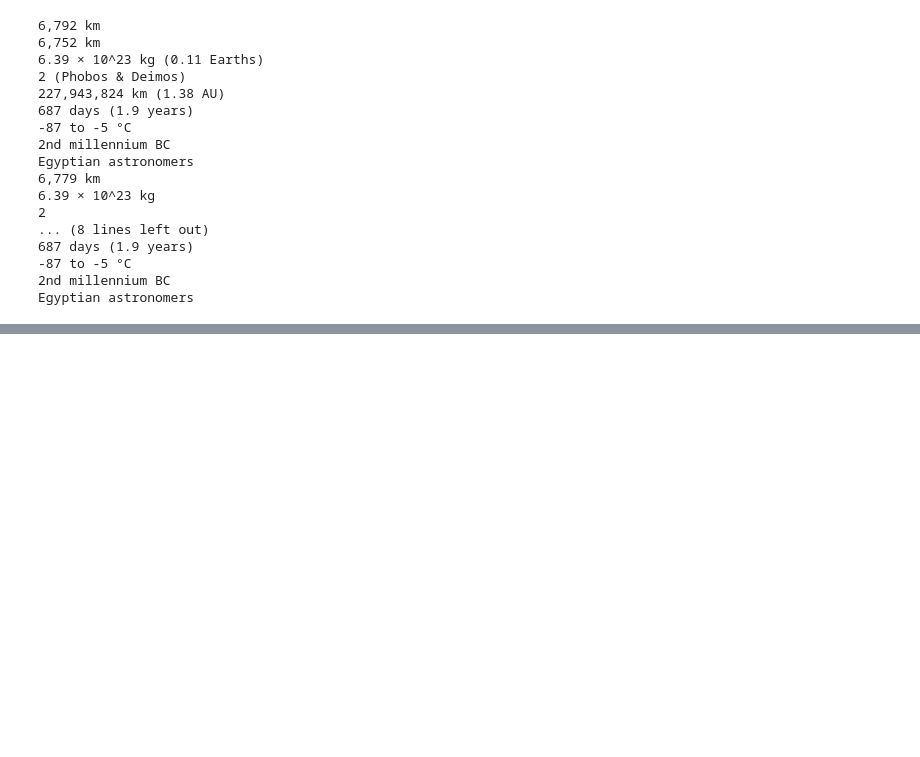
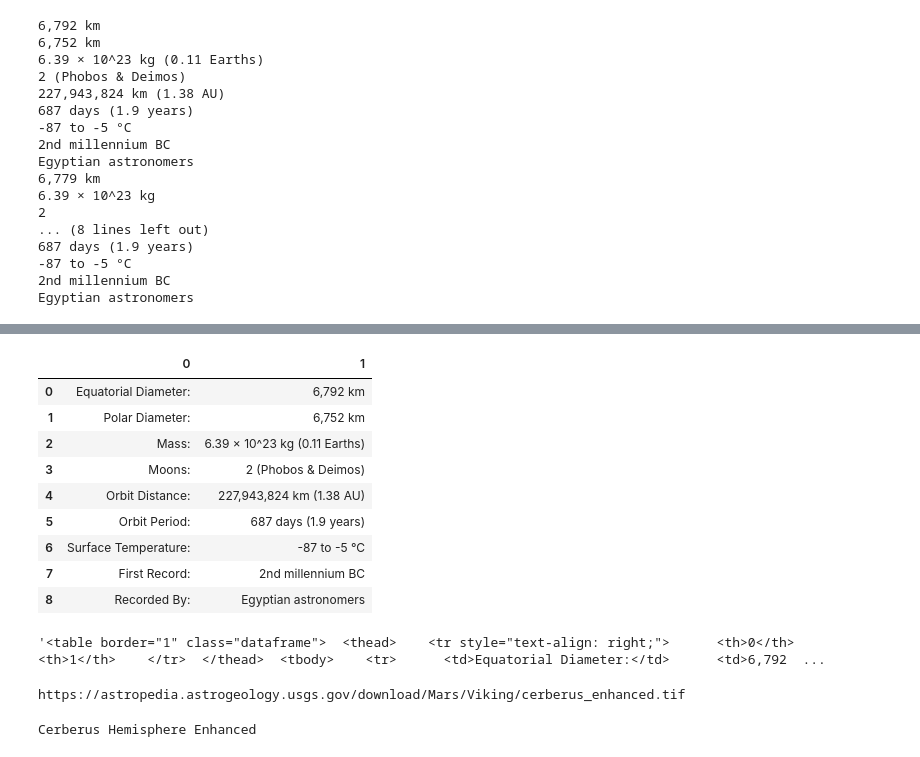
Before and after one commit to gspahlin/Mission_to_Mars, a Jupyter notebook: Web_scraping_HW.ipynb, the cells around one changed output, grey strips where cells are left out. Cells and saved outputs as stored; diff of their text form; code cells hidden in the pictures; blank space fills up the shorter version.

Commit message:
a partial solution to the web scraping part of the assignment

```diff
--- a/Web_scraping_HW.ipynb
+++ b/Web_scraping_HW.ipynb
@@ -216,3 +216,9 @@ Egyptian astronomers
 -87 to -5 °C
 2nd millennium BC
 Egyptian astronomers
+# %%
+#Try to get the same information faster using pandas read_html
+
+mt_tables = pd.read_html(table_url)
+
+mt_tables
@@ -218,0 +243,27 @@ Egyptian astronomers
+# %%
+#call the zero index of the tables list and assign it to a df
+
+mars_df = mt_tables[0]
+
+mars_df
+# %% [output]
+|  | 0 | 1 |
+| 0 | Equatorial Diameter: | 6,792 km |
+| 1 | Polar Diameter: | 6,752 km |
+| 2 | Mass: | 6.39 × 10^23 kg (0.11 Earths) |
+| 3 | Moons: | 2 (Phobos & Deimos) |
+| 4 | Orbit Distance: | 227,943,824 km (1.38 AU) |
+| 5 | Orbit Period: | 687 days (1.9 years) |
+| 6 | Surface Temperature: | -87 to -5 °C |
+| 7 | First Record: | 2nd millennium BC |
+| 8 | Recorded By: | Egyptian astronomers |
+# %%
+#convert the dataframe to html
+
+mars_html_t = mars_df.to_html(index = False)
+
+mars_html_t = mars_html_t.replace('\n', '')
+
+mars_html_t
+# %% [output]
+'<table border="1" class="dataframe">  <thead>    <tr style="text-align: right;">      <th>0</th>      <th>1</th>    </tr>  </thead>  <tbody>    <tr>      <td>Equatorial Diameter:</td>      <td>6,792  ...
@@ -218,0 +280,11 @@ Egyptian astronomers
+# %%
+#search by <a> tag and pull out the correct one by index and href key
+html2 = browser.html
+
+egg_drop = bs(html2, 'html.parser')
+
+a_els = egg_drop.find_all('a')
+
+print(a_els[5]['href'])
+# %% [output]
+https://astropedia.astrogeology.usgs.gov/download/Mars/Viking/cerberus_enhanced.tif
@@ -218,0 +295,7 @@ Egyptian astronomers
+# %%
+# use find to get the title
+c_title = egg_drop.find('h2', class_ = 'title').text
+
+print(c_title)
+# %% [output]
+Cerberus Hemisphere Enhanced
```
Also changed, not shown: parts of 3 cells of this notebook.
